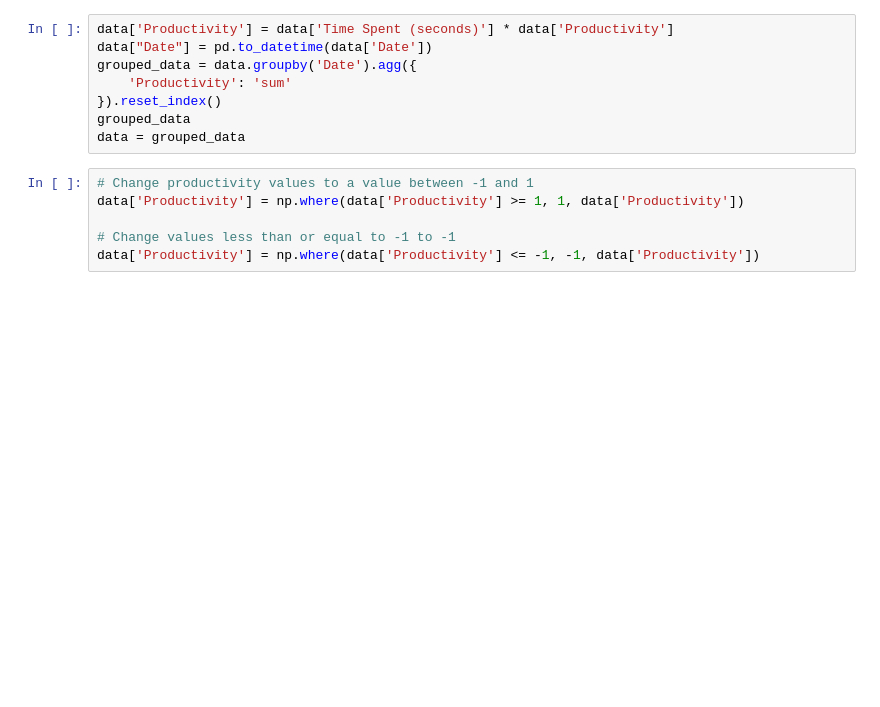
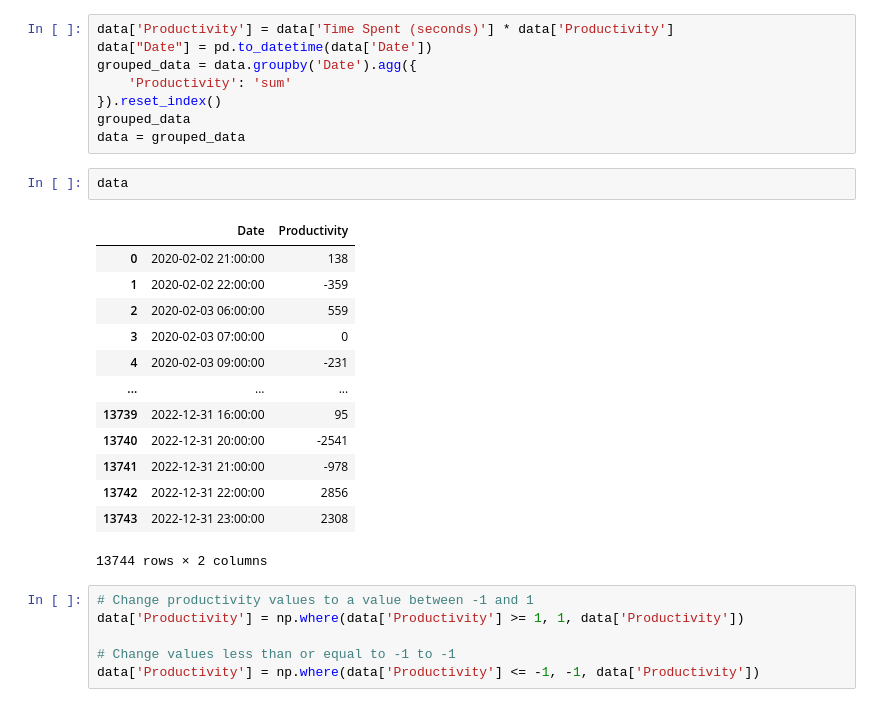
Before and after one commit to ankan5415/rescuetime-predictor, a Jupyter notebook: predictor.ipynb, the cells around one changed output. Drawn from its saved outputs; the diff is of its cells as text; blank space fills up the shorter version.

```diff
--- a/test_1.ipynb
+++ b/predictor.ipynb
@@ -47,6 +69,22 @@ grouped_data = data.groupby('Date').agg({
 }).reset_index()
 grouped_data
 data = grouped_data
+# %%
+data
+# %% [output]
+|  | Date | Productivity |
+| 0 | 2020-02-02 21:00:00 | 138 |
+| 1 | 2020-02-02 22:00:00 | -359 |
+| 2 | 2020-02-03 06:00:00 | 559 |
+| 3 | 2020-02-03 07:00:00 | 0 |
+| 4 | 2020-02-03 09:00:00 | -231 |
+| ... | ... | ... |
+| 13739 | 2022-12-31 16:00:00 | 95 |
+| 13740 | 2022-12-31 20:00:00 | -2541 |
+| 13741 | 2022-12-31 21:00:00 | -978 |
+| 13742 | 2022-12-31 22:00:00 | 2856 |
+| 13743 | 2022-12-31 23:00:00 | 2308 |
+13744 rows × 2 columns
 # %%
 # Change productivity values to a value between -1 and 1
 data['Productivity'] = np.where(data['Productivity'] >= 1, 1, data['Productivity'])
```
Also changed, not shown: parts of 2 cells of this notebook, 3 other files.
